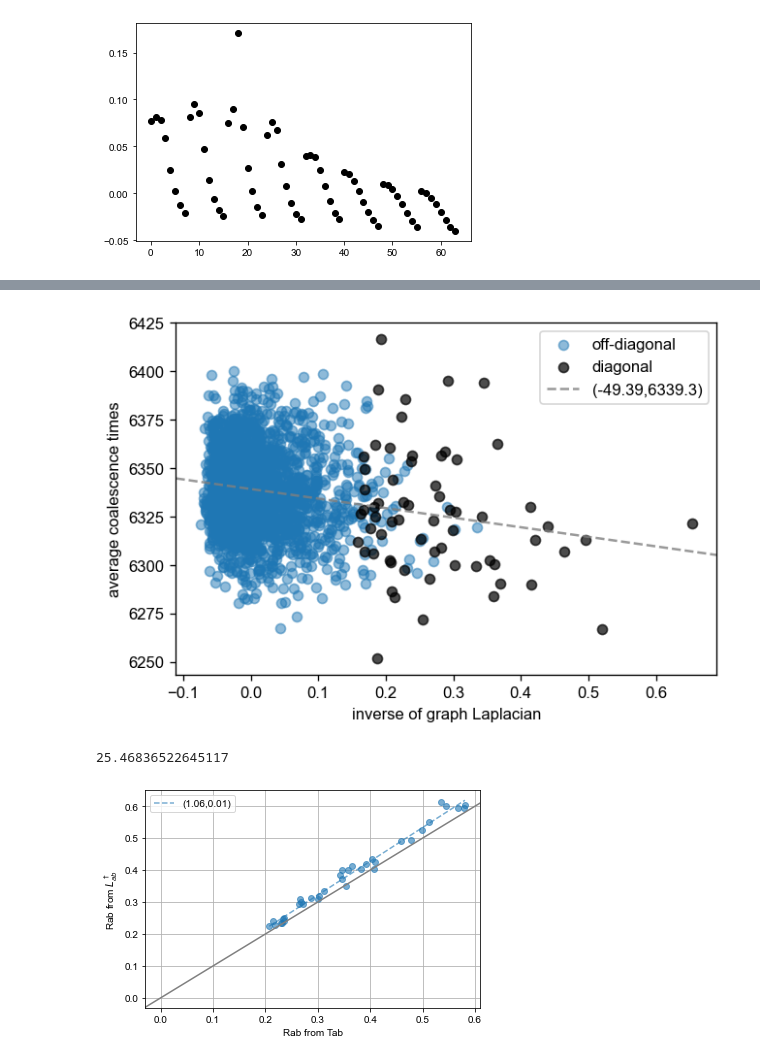
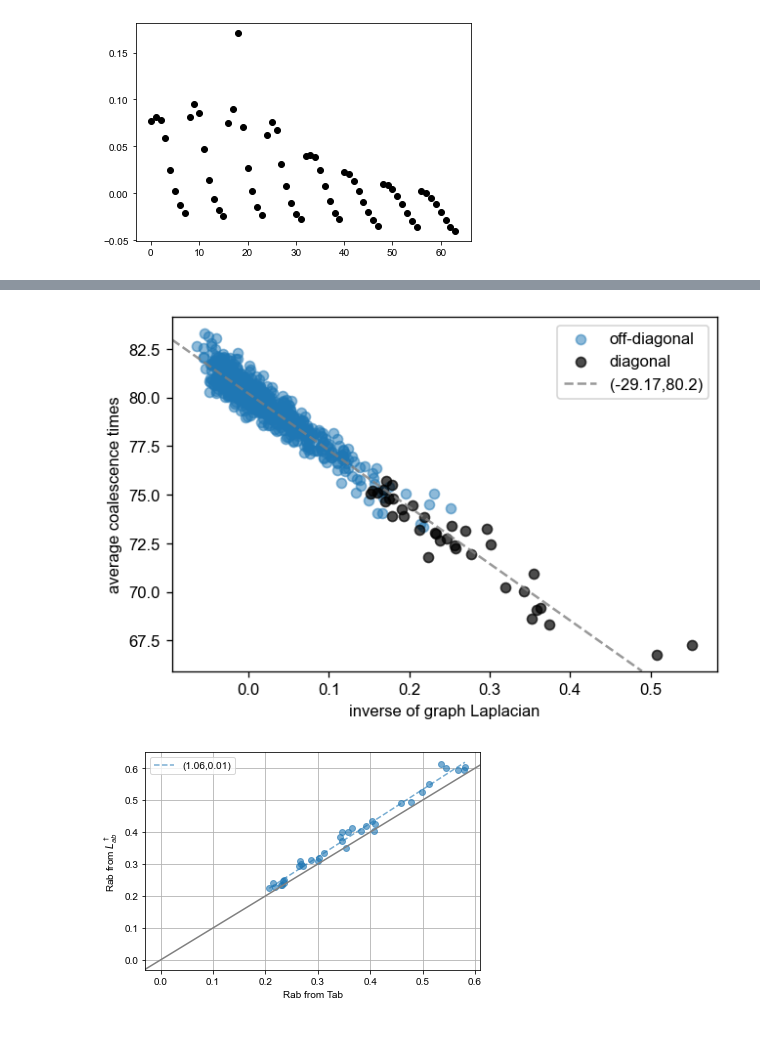
Before and after one commit to NovembreLab/feems, a Jupyter notebook: docs/notebooks/est-long-range.ipynb, the cells around one changed output, grey strips where cells are left out. Saved outputs shown, nothing was run; the diff lists cells and outputs as text; code cells hidden in the pictures; blank space fills up the shorter version.

```diff
--- a/docs/notebooks/est-long-range.ipynb
+++ b/docs/notebooks/est-long-range.ipynb
@@ -103,0 +191,7 @@ Docstring:   <no docstring>
+# %%
+# plt.plot(gen_test_1e_asym[(35*30+1),:],gen_test_1e_asym[(35*30+10),:],'ko',alpha=0.3)
+gen_test_1e_asym_reass = deepcopy(gen_test_1e_asym)
+gen_test_1e_asym_reass[(92*30+10):(92*30+25),:] = gen_test_1e_asym_reass[(35*30+10):(35*30+25),:]
+gen_test_1e_asym_reass = np.delete(gen_test_1e_asym_reass,np.arange(35*30+10,35*30+25),0)
+gen_test_1e_asym_reass = np.delete(gen_test_1e_asym_reass,np.where(gen_test_1e_asym_reass.sum(axis=0)==0)[0],1)
+coord_def_reass = np.delete(coord_def,np.arange(35*30+10,35*30+25),0)
@@ -143,0 +319,18 @@ plt.scatter([0,0.1,1,10,100],1-1/(np.array([0,0.1,1,10,100])+1),label='expected'
+# %%
+## do a similar simulation to below but estimate the edge weight of the LRE (increasing admixture prop should give higher edge weights)
+nsims = 10
+estw = np.zeros((nsims,4))
+for ic, c in enumerate([0,0.3,0.7,1]):
+    for n in range(nsims):
+        # gen_test_1e_asym = simulate_genotypes(graph_def, target_n_snps=1200, mu=1e-1, n_print=500, asymmetric=False, long_range_nodes=lrn, long_range_edges=[5])
+        gen_test_1e_asym = simulate_genotypes_w_admixture(graph_def, target_n_snps=1200, n_print=500, n_e=1, mu=1, long_range_nodes=lrn, admixture_props=[c], time_of_adm=[0.0001])
+
+        sp_Graph_asym = Joint_SpatialGraph(gen_test_1e_asym, coord_def, grid_def, edge_def)
+        sp_Graph_asym.fit(lamb=3., optimize_q='n-dim');
+
+        sp_graph_asym = Joint_SpatialGraph(gen_test_1e_asym, coord_def, grid_def, np.array(edges_lr), long_range_edges=lrn)
+        sp_graph_asym.fit(lamb=3.,optimize_q='n-dim');
+
+        estw[n,ic] = sp_graph_asym.w[sp_graph_asym.lre_idx]
+
+    print(estw[:,ic])
@@ -464,8 +725,16 @@ The relationship between off-diagonal elements of pseudo inverse of graph Laplac
 
 # gen_test1 = simulate_genotypes(graph_def, target_n_snps=1000, n_print=900, mu=1e-1, n_e=50,)# asymmetric=True, long_range_nodes=[(18,46)], long_range_edges=[5])
 
-mytree = []
-for j in np.arange(1000): #np.random.randint(0,2500,500)
-    mytree.append(tskit.load(f"results/trees/mytesttreenolrNe1s{j}.tree"))
+## new code for 6x6 grid
+graph_def, coord_def, grid_def, edge_def = setup_graph(n_rows=6, n_columns=6, corridor_w=1., barrier_w=1, barrier_prob=1.0, corridor_left_prob=1., corridor_right_prob=1., barrier_startpt=5, barrier_endpt=10, n_samples_per_node=15)
+
+lrn = [(8,27)]
+
+# gen_test1 = simulate_genotypes_w_admixture(graph_def, target_n_snps=1200, n_print=500, n_e=1, mu=1, long_range_nodes=lrn, admixture_props=[0], time_of_adm=[10])
+# gen_test1e = simulate_genotypes_w_admixture(graph_def, target_n_snps=1200, n_print=500, n_e=1, mu=1, long_range_nodes=lrn, admixture_props=[0.5], time_of_adm=[0.0001])
+
+# mytree = []
+# for j in np.arange(1200): #np.random.randint(0,2500,500)
+#     mytree.append(tskit.load(f"results/trees/mytesttreewadms{j}.tree"))
 
 ##largeNe sims are for 8x8 grid w lre: [18,45] & 2, 10 samples/node, n_e=50, 1000 SNPs: want to check if Tab≈-64Ldag+129 (for small n_e, slope is ~50)
@@ -592,7 +860,7 @@ plt.plot(obj.Linv[18,],'ko')
 [figure]
 # %%
 ## code for calculating average coalescent time between & within demes for equal # of inds in demes
-ndemes = 64; ninds = 2*10; nsnps = 1000
+ndemes = 36; ninds = 2*15; nsnps = 600
 coaltimemat = np.zeros((ndemes,ndemes))
 for snp in range(nsnps):
     tt = mytree[snp].first()
@@ -646,22 +923,17 @@ plt.hist(np.ravel(np.triu(obj_asym.Linv)-np.triu(obj.Linv)),25); plt.axvline(obj
 # %%
 fig = plt.figure(dpi=120)
 plt.scatter(obj.Linv[np.tril_indices_from(obj.Linv,-1)],coaltimemat[np.tril_indices_from(coaltimemat,-1)], alpha=0.5, label='off-diagonal');
 # m1, b1 = np.polyfit(coaltimemat[np.tril_indices_from(coaltimemat,-1)], obj.Linv[np.tril_indices_from(obj.Linv,-1)], deg=1)
 # plt.plot(np.linspace(np.min(coaltimemat),np.max(coaltimemat)), b1+m1*np.linspace(np.min(coaltimemat),np.max(coaltimemat)), ls='--', label='({:.2f},{:.1f})'.format(m1,b1), alpha=0.6)
 plt.scatter(np.diag(obj.Linv), np.diag(coaltimemat), color='k', alpha=0.7, label='diagonal');
 # plt.axvline(1/ndemes,color='red',ls='--'); plt.axvline(1/50,color='red',ls='--');
 # m2, b2 = np.polyfit(np.diag(coaltimemat), np.diag(obj.Linv), deg=1)
 # plt.axline((0,b2),slope=m2,color='grey',ls='--',alpha=0.6,label='({:.2f},{:.1f})'.format(m2,b2))
 m3, b3 = np.polyfit(obj.Linv[np.tril_indices_from(obj.Linv)],coaltimemat[np.tril_indices_from(coaltimemat)], deg=1);
-plt.axline((0.0,b3),slope=m3, ls='--', label='({:.2f},{:.1f})'.format(m3,b3), alpha=0.8, color='grey')
+plt.axline((0.0,80.2),slope=m3, ls='--', label='({:.2f},{:.1f})'.format(m3,b3), alpha=0.8, color='grey')
 plt.ylabel('average coalescence times'); plt.xlabel('inverse of graph Laplacian'); plt.legend(); #plt.xlim((np.min(obj.Linv),np.max(obj.Linv)))
 # %% [output]
-[figure, old version]
+[figure, new version]
-# %%
-np.sqrt((((-9*obj.Linv[np.tril_indices_from(obj.Linv)]+19)-coaltimemat[np.tril_indices_from(coaltimemat)])**2).mean(axis=None)/(((m3*obj.Linv[np.tril_indices_from(obj.Linv)]+b3)-coaltimemat[np.tril_indices_from(coaltimemat)])**2).mean(axis=None))
-# np.corrcoef(coaltimemat[np.tril_indices_from(coaltimemat)],m3*obj.Linv[np.tril_indices_from(obj.Linv)]+b3)[0,1]**2
-# %% [output]
-25.46836522645117
 # %%
 ## code to calculate Rab = 1/Cab = 1/Mab = (Tab - (Taa+Tbb)/2)/((Taa+Tbb)/8)
 rab_coal, tauab, rab_ldag, rab_ldag2 = [], [], [], []
```
Also changed, not shown: parts of 37 cells of this notebook, 5 other files.
